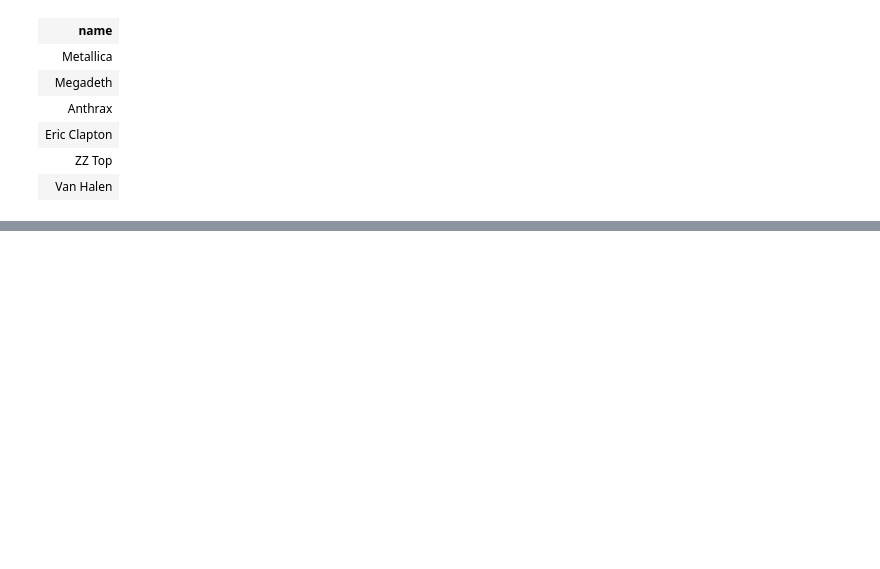
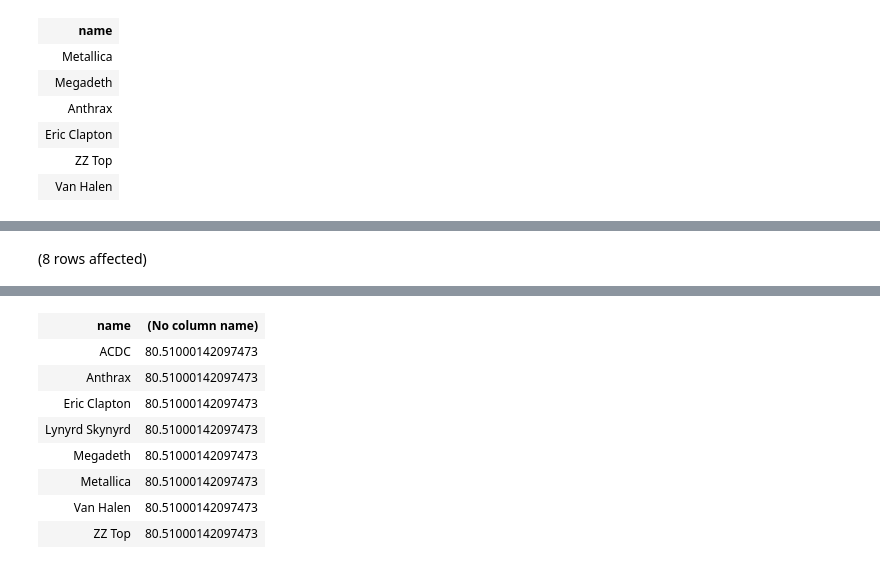
Before and after one commit to adighodke/Training, a Jupyter notebook: SQL assignment/SubQuery1.ipynb, the cells around one changed output, grey strips where cells are left out. Saved outputs shown, nothing was run; the diff lists cells and outputs as text; code cells hidden in the pictures; blank space fills up the shorter version.

```diff
--- a/SQL assignment/SubQuery1.ipynb
+++ b/SQL assignment/SubQuery1.ipynb
@@ -108,0 +142,7 @@ Total execution time: 00:00:00
+# %%
+--Q8
+select ar.name, sum(s.duration) from song s, Artist ar where s.AlbumId in (select al.albumid from Album al
+where al.AlbumId in(select ar.ArtistId from Artist ar))
+GROUP by ar.name order by sum(s.Duration) desc
+# %% [output]
+(8 rows affected)
@@ -108,0 +150,9 @@ Total execution time: 00:00:00
+| name | (No column name) |
+| ACDC | 80.51000142097473 |
+| Anthrax | 80.51000142097473 |
+| Eric Clapton | 80.51000142097473 |
+| Lynyrd Skynyrd | 80.51000142097473 |
+| Megadeth | 80.51000142097473 |
+| Metallica | 80.51000142097473 |
+| Van Halen | 80.51000142097473 |
+| ZZ Top | 80.51000142097473 |
```
Also changed, not shown: parts of 8 cells of this notebook.
